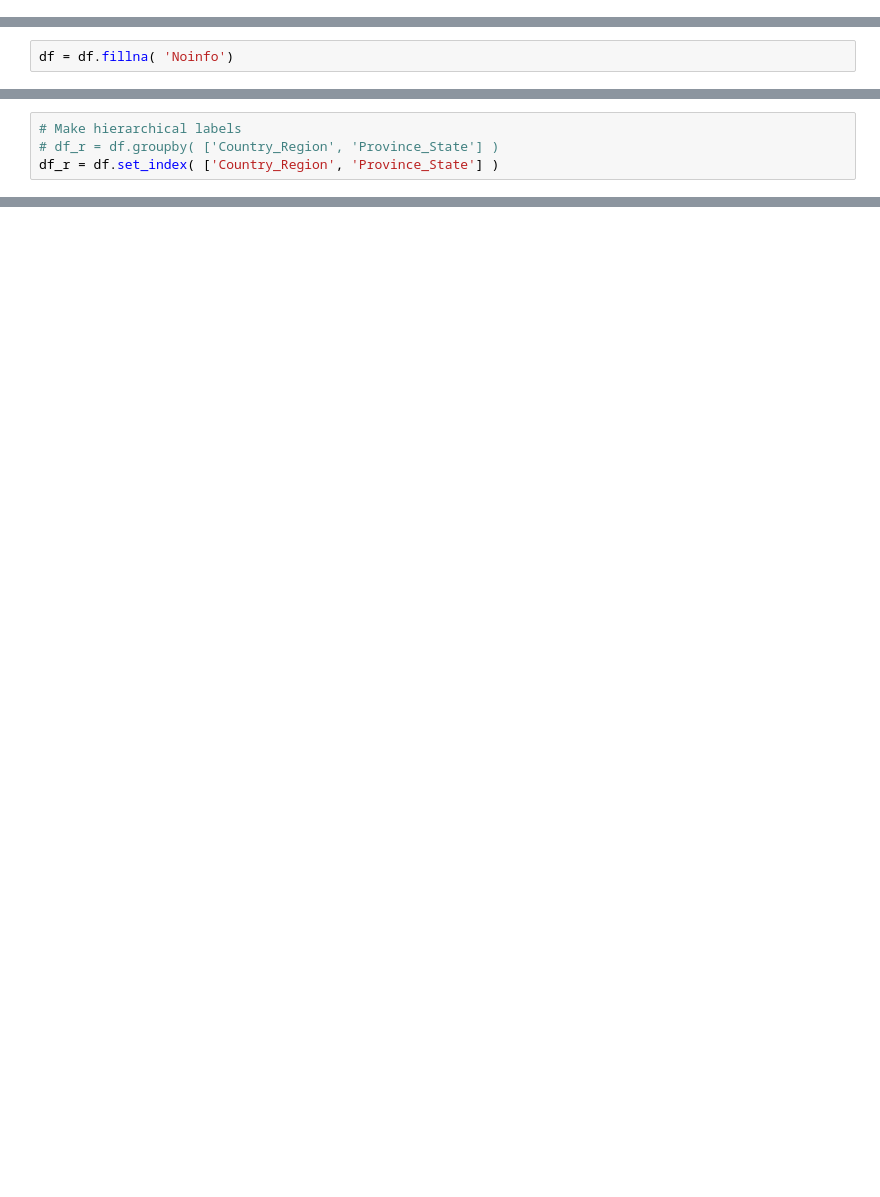
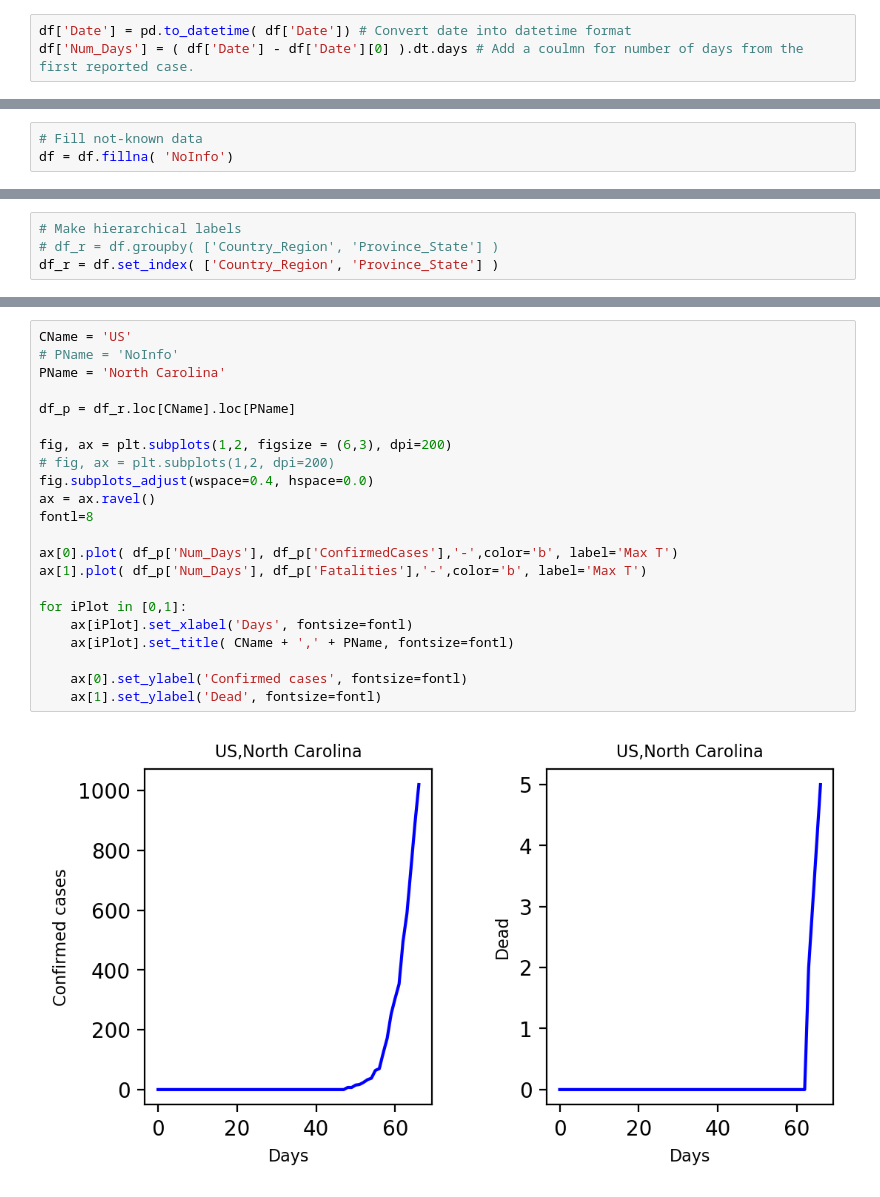
Before and after one commit to mail02ankit/covid19, a Jupyter notebook: ankit_notebook.ipynb, the cells around one changed output, grey strips where cells are left out. Drawn from its saved outputs; the diff is of its cells as text; blank space fills up the shorter version.

Commit message:
Added infections vs days plot

```diff
--- a/ankit_notebook.ipynb
+++ b/ankit_notebook.ipynb
@@ -8,6 +9,9 @@ import numpy as np
 import matplotlib.pyplot as plt
 # %%
 df = pd.read_csv('data/train.csv')
+# %%
+df['Date'] = pd.to_datetime( df['Date']) # Convert date into datetime format
+df['Num_Days'] = ( df['Date'] - df['Date'][0] ).dt.days # Add a coulmn for number of days from the first reported case.
 # %%
 #--- Some info about the data set.
 df.info()
@@ -36,5 +41,6 @@ NAN is [Province_state, Country_region, Date, ConfirmedCases, Fatalities] [0, 0,
-# %%
-df = df.fillna( 'Noinfo')
+# %%
+# Fill not-known data
+df = df.fillna( 'NoInfo')
 # %%
 df['Province_State'].unique()
 # df['Country_Region'].unique()
@@ -90,0 +107,24 @@ ax.plot( df_p['Date'], df_p['ConfirmedCases'],'-',color='b', label='Max T')
+# %%
+CName = 'US'
+# PName = 'NoInfo'
+PName = 'North Carolina'
+
+df_p = df_r.loc[CName].loc[PName]
+
+fig, ax = plt.subplots(1,2, figsize = (6,3), dpi=200)
+# fig, ax = plt.subplots(1,2, dpi=200)
+fig.subplots_adjust(wspace=0.4, hspace=0.0)
+ax = ax.ravel()
+fontl=8
+
+ax[0].plot( df_p['Num_Days'], df_p['ConfirmedCases'],'-',color='b', label='Max T')
+ax[1].plot( df_p['Num_Days'], df_p['Fatalities'],'-',color='b', label='Max T')
+
+for iPlot in [0,1]:
+    ax[iPlot].set_xlabel('Days', fontsize=fontl)
+    ax[iPlot].set_title( CName + ',' + PName, fontsize=fontl)
+
+    ax[0].set_ylabel('Confirmed cases', fontsize=fontl)
+    ax[1].set_ylabel('Dead', fontsize=fontl)
+# %% [output]
+[figure, added]
```
Also changed, not shown: parts of 8 cells of this notebook.
